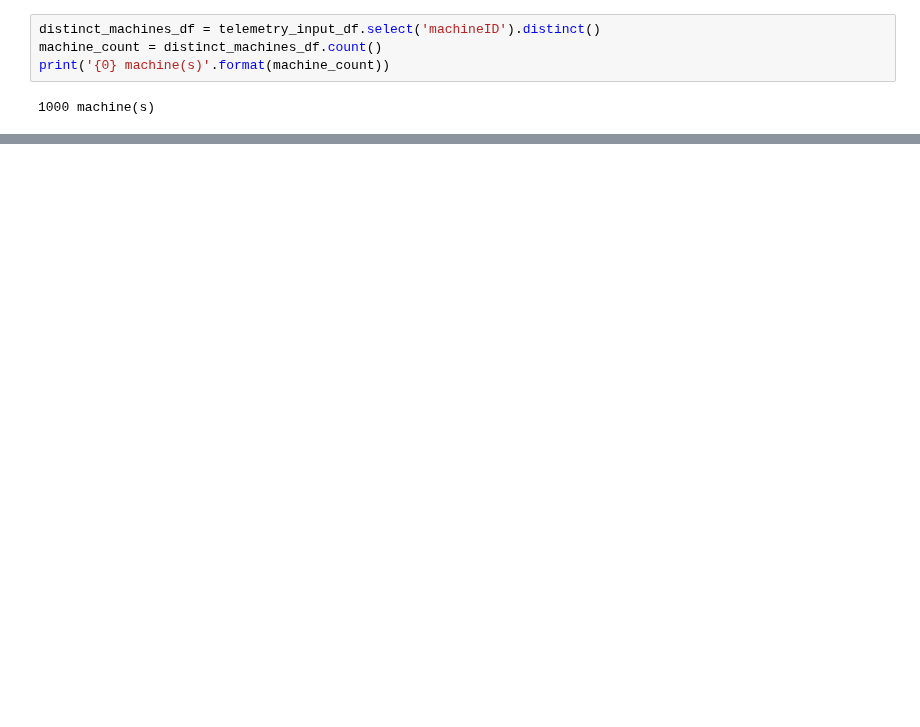
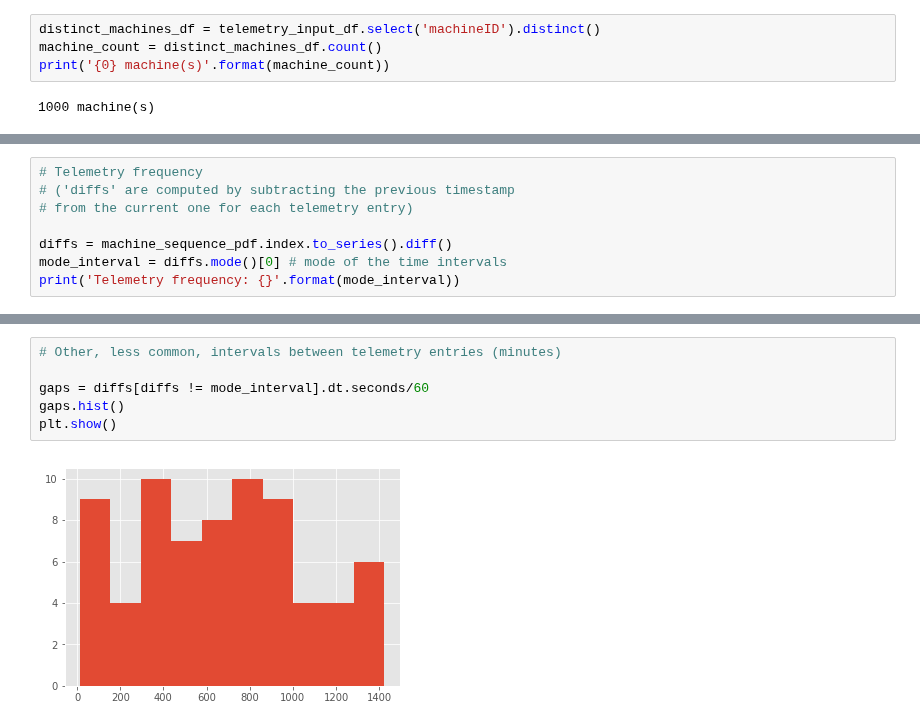
Before and after one commit to Azure/AI-PredictiveMaintenance, a Jupyter notebook: src/AML/Notebooks/FeatureEngineering-experimental.ipynb, the cells around one changed output, grey strips where cells are left out. Cells and saved outputs as stored; diff of their text form; blank space fills up the shorter version.

```diff
--- a/src/AML/Notebooks/FeatureEngineering-experimental.ipynb
+++ b/src/AML/Notebooks/FeatureEngineering-experimental.ipynb
@@ -236,0 +184,8 @@ http://citeseerx.ist.psu.edu/viewdoc/download?doi=10.1.1.386.8108&rep=rep1&type=
+# %%
+# Telemetry frequency
+# ('diffs' are computed by subtracting the previous timestamp
+# from the current one for each telemetry entry)
+
+diffs = machine_sequence_pdf.index.to_series().diff()
+mode_interval = diffs.mode()[0] # mode of the time intervals
+print('Telemetry frequency: {}'.format(mode_interval))
@@ -236,0 +194,8 @@ http://citeseerx.ist.psu.edu/viewdoc/download?doi=10.1.1.386.8108&rep=rep1&type=
+# %%
+# Other, less common, intervals between telemetry entries (minutes)
+
+gaps = diffs[diffs != mode_interval].dt.seconds/60
+gaps.hist()
+plt.show()
+# %% [output]
+[figure, added]
```
Also changed, not shown: parts of 56 cells of this notebook, 2 other files.
